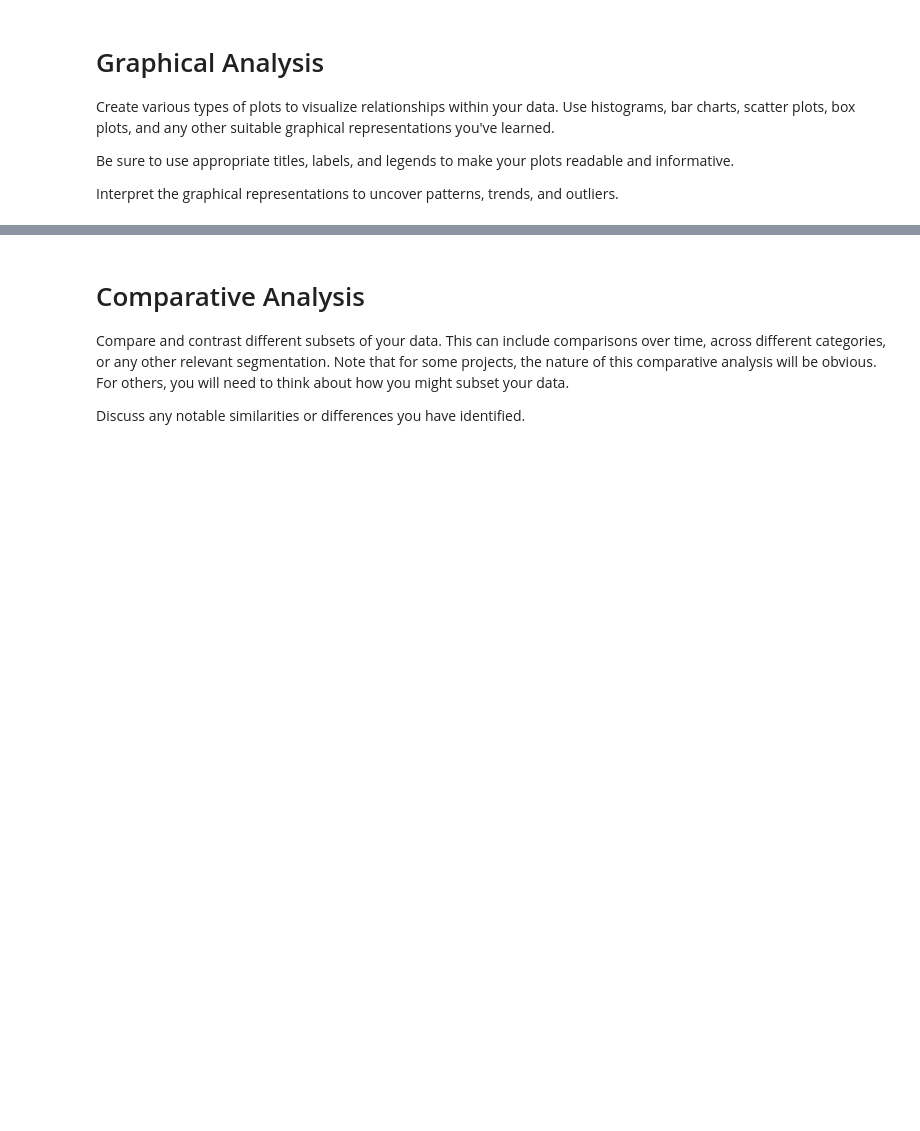
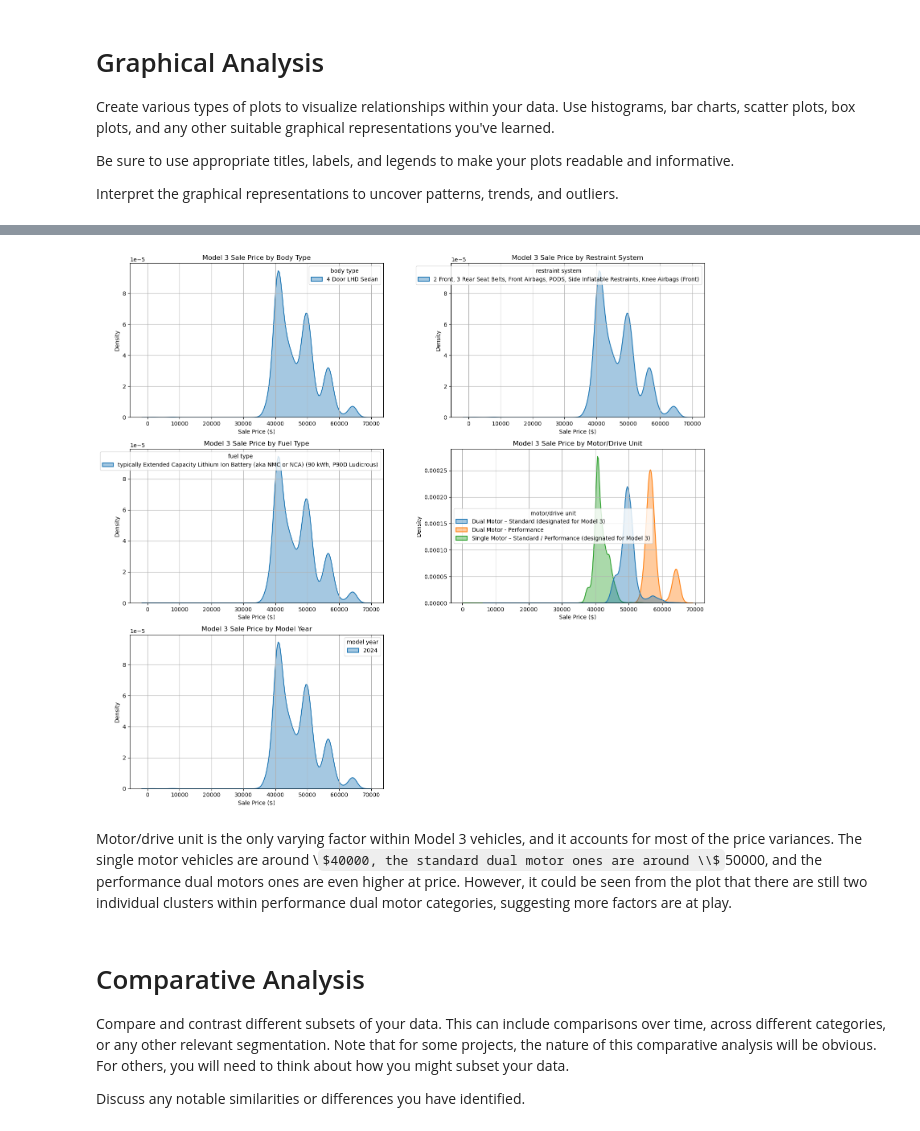
Before and after one commit to zezhenwang/si618-ev-project, a Jupyter notebook: Part_II.ipynb, the cells around one changed output, grey strips where cells are left out. Drawn from its saved outputs; the diff is of its cells as text; code cells hidden in the pictures; some formulas as TeX source; blank space fills up the shorter version.

```diff
--- a/Part_II.ipynb
+++ b/Part_II.ipynb
@@ -226,3 +389,41 @@ Interpret the graphical representations to uncover patterns, trends, and outlier
+# %%
+hue_attributes = [
+    ("body type", "Body Type"),
+    ("restraint system", "Restraint System"),
+    ("fuel type", "Fuel Type"),
+    ("motor/drive unit", "Motor/Drive Unit"),
+    ("model year", "Model Year")
+]
+
+fig, axes = plt.subplots(3, 2, figsize=(16, 14))
+axes = axes.flatten()
+
+for i, (hue_col, title_suffix) in enumerate(hue_attributes):
+    sns.kdeplot(
+        data=tesla_sale_data[tesla_sale_data["make"] == "Tesla Model 3"],
+        x="Sale Price",
+        hue=hue_col,
+        fill=True,
+        alpha=0.4,
+        linewidth=1.5,
+        common_norm=False,
+        ax=axes[i]
+    )
+    axes[i].set_title(f"Model 3 Sale Price by {title_suffix}")
+    axes[i].set_xlabel("Sale Price ($)")
+    axes[i].set_ylabel("Density")
+    axes[i].grid(True)
+
+# Hide any unused subplot (if odd number)
+for j in range(len(hue_attributes), len(axes)):
+    fig.delaxes(axes[j])
+
+plt.tight_layout()
+plt.show()
+# %% [output]
+[figure, added]
+# %% [markdown]
+Motor/drive unit is the only varying factor within Model 3 vehicles, and it accounts for most of the price variances. The single motor vehicles are around \\$40000, the standard dual motor ones are around \\$50000, and the performance dual motors ones are even higher at price. However, it could be seen from the plot that there are still two individual clusters within performance dual motor categories, suggesting more factors are at play.
 # %% [markdown]
 # Comparative Analysis
 Compare and contrast different subsets of your data. This can include comparisons over time, across different categories, or any other relevant segmentation.  Note that for some projects, the nature of this comparative analysis will be obvious.  For others, you will need to think about how you might subset your data.
```
Also changed, not shown: parts of 14 cells of this notebook.
